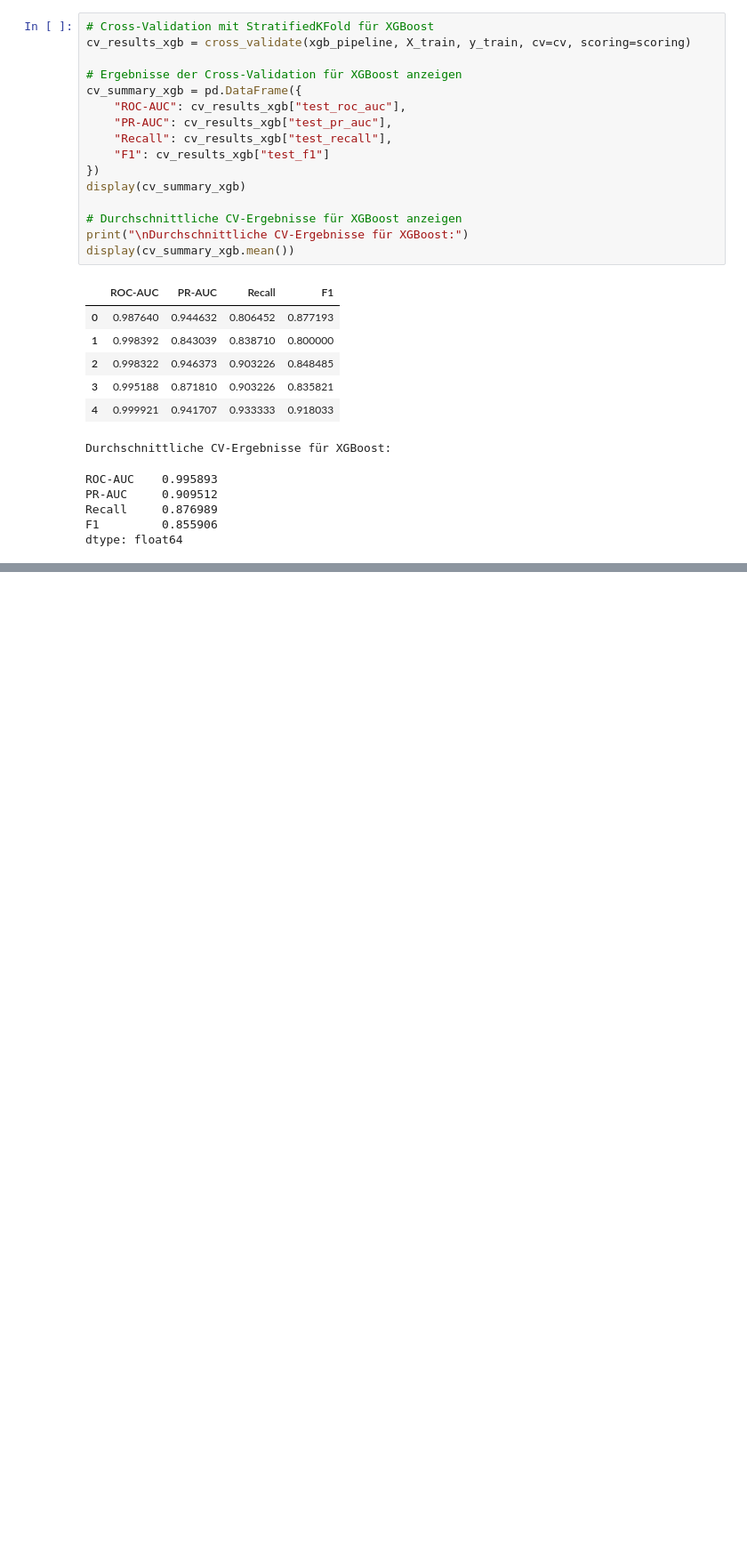
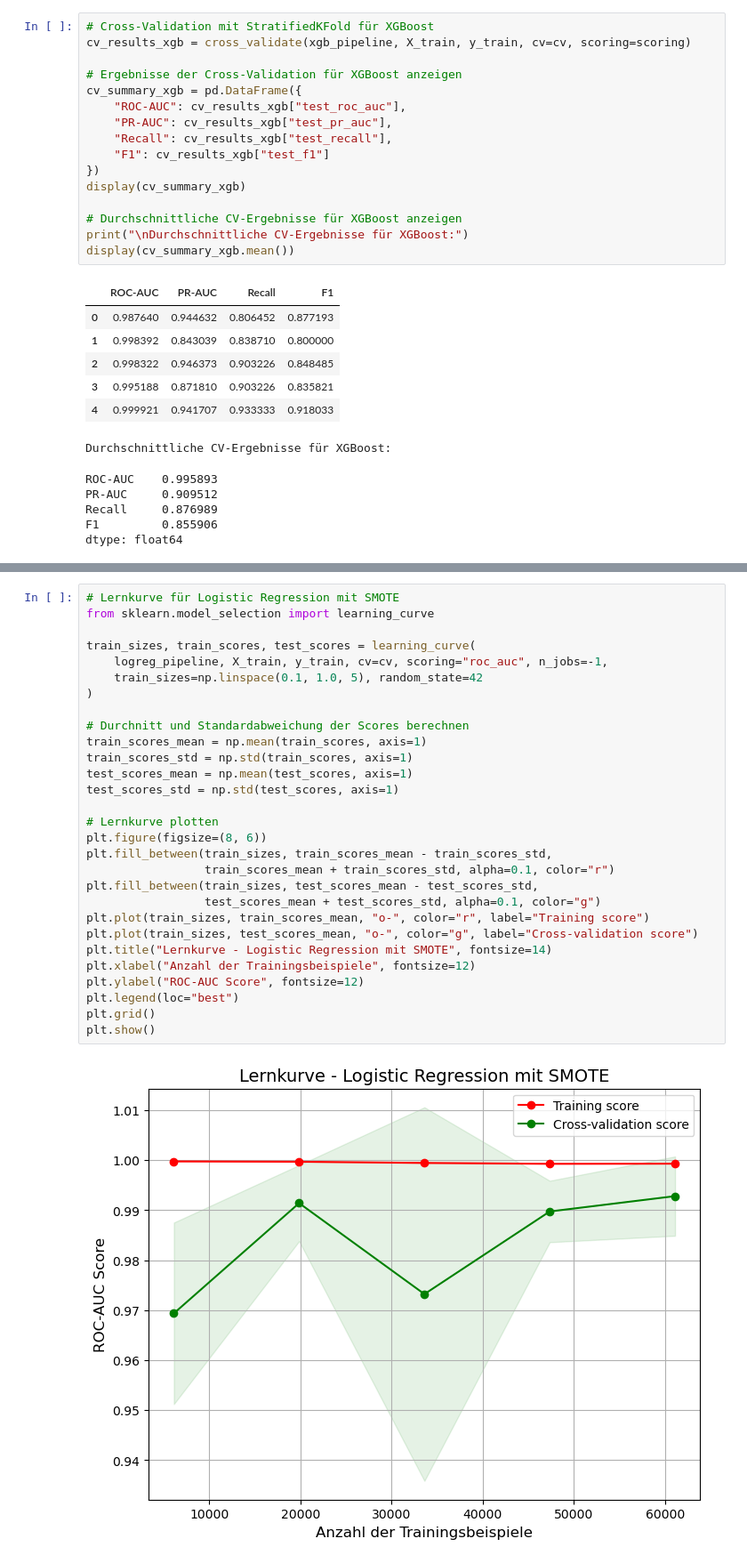
Before and after one commit to Bernardtouck/KI-Fraud-Detection, a Jupyter notebook: notebooks/04_modeling.ipynb, the cells around one changed output, grey strips where cells are left out. Shown at 89% size. Drawn from its saved outputs; the diff is of its cells as text; blank space fills up the shorter version.

```diff
--- a/notebooks/04_modeling.ipynb
+++ b/notebooks/04_modeling.ipynb
@@ -281,0 +377,31 @@ dtype: float64
+# %%
+# Lernkurve für Logistic Regression mit SMOTE
+from sklearn.model_selection import learning_curve
+
+train_sizes, train_scores, test_scores = learning_curve(
+    logreg_pipeline, X_train, y_train, cv=cv, scoring="roc_auc", n_jobs=-1,
+    train_sizes=np.linspace(0.1, 1.0, 5), random_state=42
+)
+
+# Durchnitt und Standardabweichung der Scores berechnen
+train_scores_mean = np.mean(train_scores, axis=1)
+train_scores_std = np.std(train_scores, axis=1)
+test_scores_mean = np.mean(test_scores, axis=1)
+test_scores_std = np.std(test_scores, axis=1)
+
+# Lernkurve plotten
+plt.figure(figsize=(8, 6))
+plt.fill_between(train_sizes, train_scores_mean - train_scores_std,
+                 train_scores_mean + train_scores_std, alpha=0.1, color="r")
+plt.fill_between(train_sizes, test_scores_mean - test_scores_std,
+                 test_scores_mean + test_scores_std, alpha=0.1, color="g")
+plt.plot(train_sizes, train_scores_mean, "o-", color="r", label="Training score")
+plt.plot(train_sizes, test_scores_mean, "o-", color="g", label="Cross-validation score")
+plt.title("Lernkurve - Logistic Regression mit SMOTE", fontsize=14)
+plt.xlabel("Anzahl der Trainingsbeispiele", fontsize=12)
+plt.ylabel("ROC-AUC Score", fontsize=12)
+plt.legend(loc="best")
+plt.grid()
+plt.show()
+# %% [output]
+[figure, added]
```
Also changed, not shown: parts of 11 cells of this notebook.
